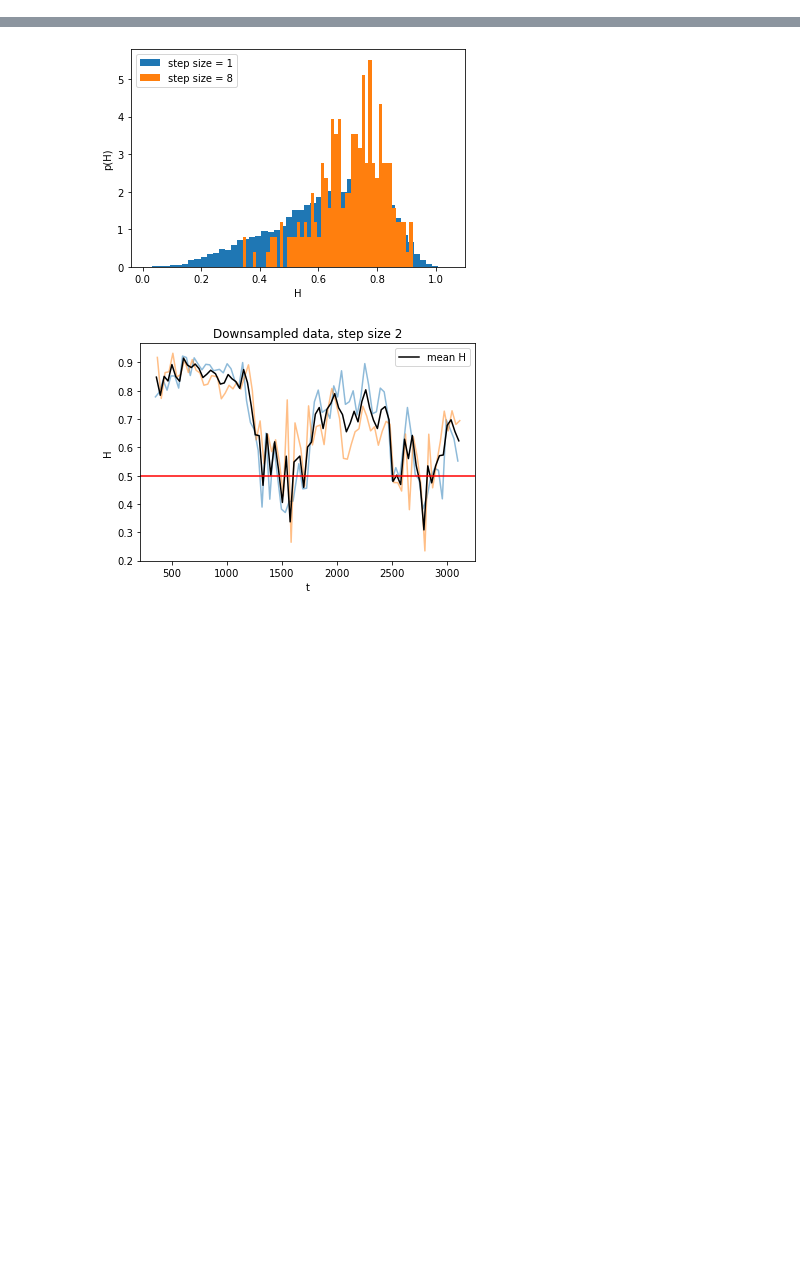
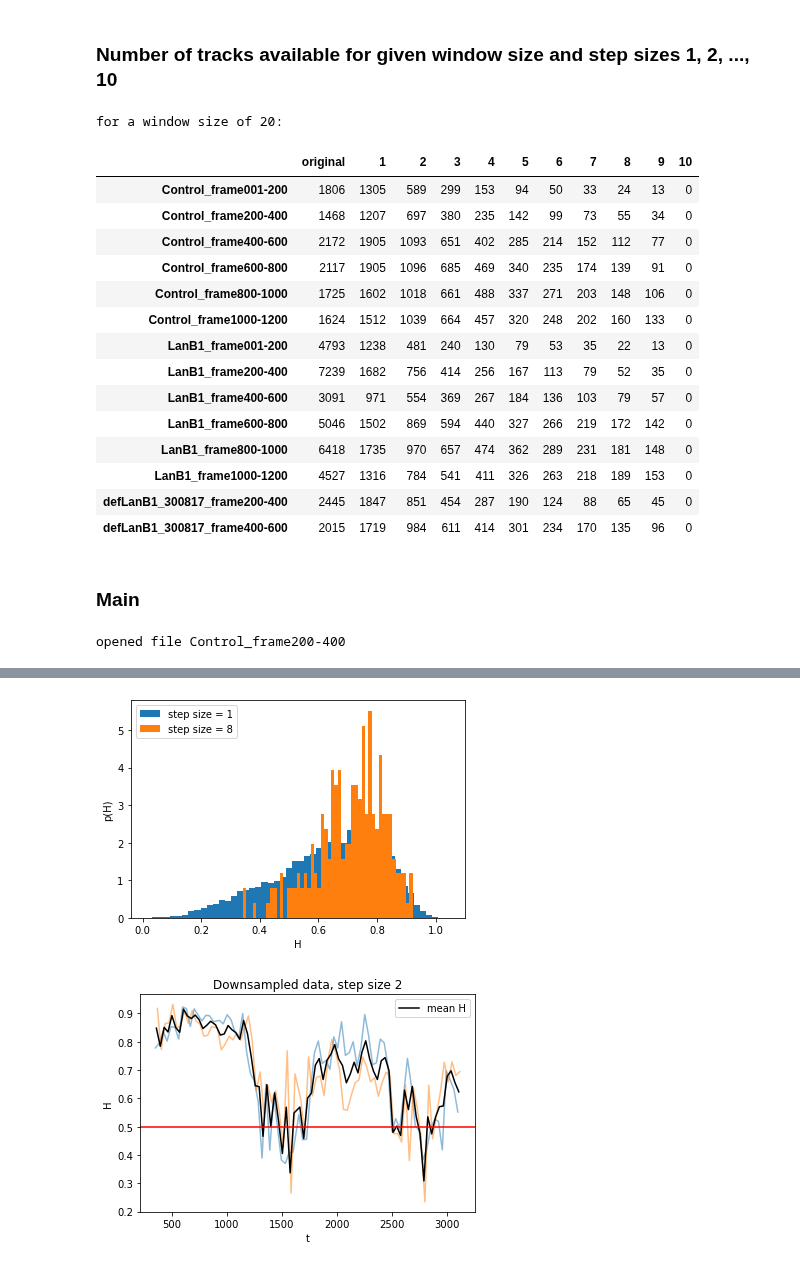
Before and after one commit to paulvautravers/Mphys-Sem-1, a Jupyter notebook: haemocyte_fbm.ipynb, the cells around one changed output, grey strips where cells are left out. Cells and saved outputs as stored; diff of their text form; code cells hidden in the pictures; blank space fills up the shorter version.

```diff
--- a/haemocyte_fbm.ipynb
+++ b/haemocyte_fbm.ipynb
@@ -226,0 +158,64 @@ get_hist_h(h_dict,20)
+# %% [markdown]
+### Number of tracks available for given window size and step sizes 1, 2, ..., 10
+# %%
+def number_of_tracks(filenames, window, step_sizes=np.array([1,2,3,4,5,6,7,8,9,10]), pandas_df=True):
+    """
+    """
+    ntracks_dict = {}
+
+    for i, file in enumerate(filenames):
+        data = pd.read_csv(file+'.csv')
+        ntracks = np.empty((len(step_sizes)+1))
+        ntracks[0] = len(np.unique(data['TrackID']))  # number of tracks in original data (independent of window, step size)
+        for j, s in enumerate(step_sizes):
+            filtered_data = filter_data(data, s, window)
+            ntracks[j+1] = len(np.unique(filtered_data['TrackID']))  # number of tracks in filtered data
+        ntracks_dict[file] = ntracks.tolist()
+
+    if not pandas_df:
+        return ntracks_dict
+
+    else:
+        column_labels = np.array(['original'])
+        column_labels = np.append(column_labels, step_sizes.astype(str))
+        df = pd.DataFrame.from_dict(ntracks_dict, orient='index', columns=column_labels)
+        return df.apply(pd.to_numeric, downcast='integer')
+# %%
+window = 20
+
+filenames = np.array(['Control_frame001-200',
+                      'Control_frame200-400',
+                      'Control_frame400-600',
+                      'Control_frame600-800',
+                      'Control_frame800-1000',
+                      'Control_frame1000-1200',
+                      'LanB1_frame001-200',
+                      'LanB1_frame200-400',
+                      'LanB1_frame400-600',
+                      'LanB1_frame600-800',
+                      'LanB1_frame800-1000',
+                      'LanB1_frame1000-1200',
+                      'defLanB1_300817_frame200-400',
+                      'defLanB1_300817_frame400-600'])
+
+print('for a window size of {}:'.format(window))
+number_of_tracks(filenames, window)
+# %% [output]
+for a window size of 20:
+|  | original | 1 | 2 | 3 | 4 | 5 | 6 | 7 | 8 | 9 | 10 |
+| Control_frame001-200 | 1806 | 1305 | 589 | 299 | 153 | 94 | 50 | 33 | 24 | 13 | 0 |
+| Control_frame200-400 | 1468 | 1207 | 697 | 380 | 235 | 142 | 99 | 73 | 55 | 34 | 0 |
+| Control_frame400-600 | 2172 | 1905 | 1093 | 651 | 402 | 285 | 214 | 152 | 112 | 77 | 0 |
+| Control_frame600-800 | 2117 | 1905 | 1096 | 685 | 469 | 340 | 235 | 174 | 139 | 91 | 0 |
+| Control_frame800-1000 | 1725 | 1602 | 1018 | 661 | 488 | 337 | 271 | 203 | 148 | 106 | 0 |
+| Control_frame1000-1200 | 1624 | 1512 | 1039 | 664 | 457 | 320 | 248 | 202 | 160 | 133 | 0 |
+| LanB1_frame001-200 | 4793 | 1238 | 481 | 240 | 130 | 79 | 53 | 35 | 22 | 13 | 0 |
+| LanB1_frame200-400 | 7239 | 1682 | 756 | 414 | 256 | 167 | 113 | 79 | 52 | 35 | 0 |
+| LanB1_frame400-600 | 3091 | 971 | 554 | 369 | 267 | 184 | 136 | 103 | 79 | 57 | 0 |
+| LanB1_frame600-800 | 5046 | 1502 | 869 | 594 | 440 | 327 | 266 | 219 | 172 | 142 | 0 |
+| LanB1_frame800-1000 | 6418 | 1735 | 970 | 657 | 474 | 362 | 289 | 231 | 181 | 148 | 0 |
+| LanB1_frame1000-1200 | 4527 | 1316 | 784 | 541 | 411 | 326 | 263 | 218 | 189 | 153 | 0 |
+| defLanB1_300817_frame200-400 | 2445 | 1847 | 851 | 454 | 287 | 190 | 124 | 88 | 65 | 45 | 0 |
+| defLanB1_300817_frame400-600 | 2015 | 1719 | 984 | 611 | 414 | 301 | 234 | 170 | 135 | 96 | 0 |
+# %% [markdown]
+### Main
@@ -227 +225,15 @@ get_hist_h(h_dict,20)
+# %%
+step_sizes = [1,2,3,4,5]
+restriction = -1
+
+filenames = ['Control_frame200-400', 'LanB1_frame200-400']
+
+# iterate over data files and save H dictionary
+for i, file in enumerate(filenames):
+    print('opened file {}'.format(file))
+    data = pd.read_csv(file + '.csv')
+    h_dict = get_h_dict(data, step_sizes, window, restriction)
+    save_h_data(h_dict, file, window, step_sizes, restriction)
+# %% [output]
+opened file Control_frame200-400
 # %%
```
Also changed, not shown: parts of 19 cells of this notebook.
